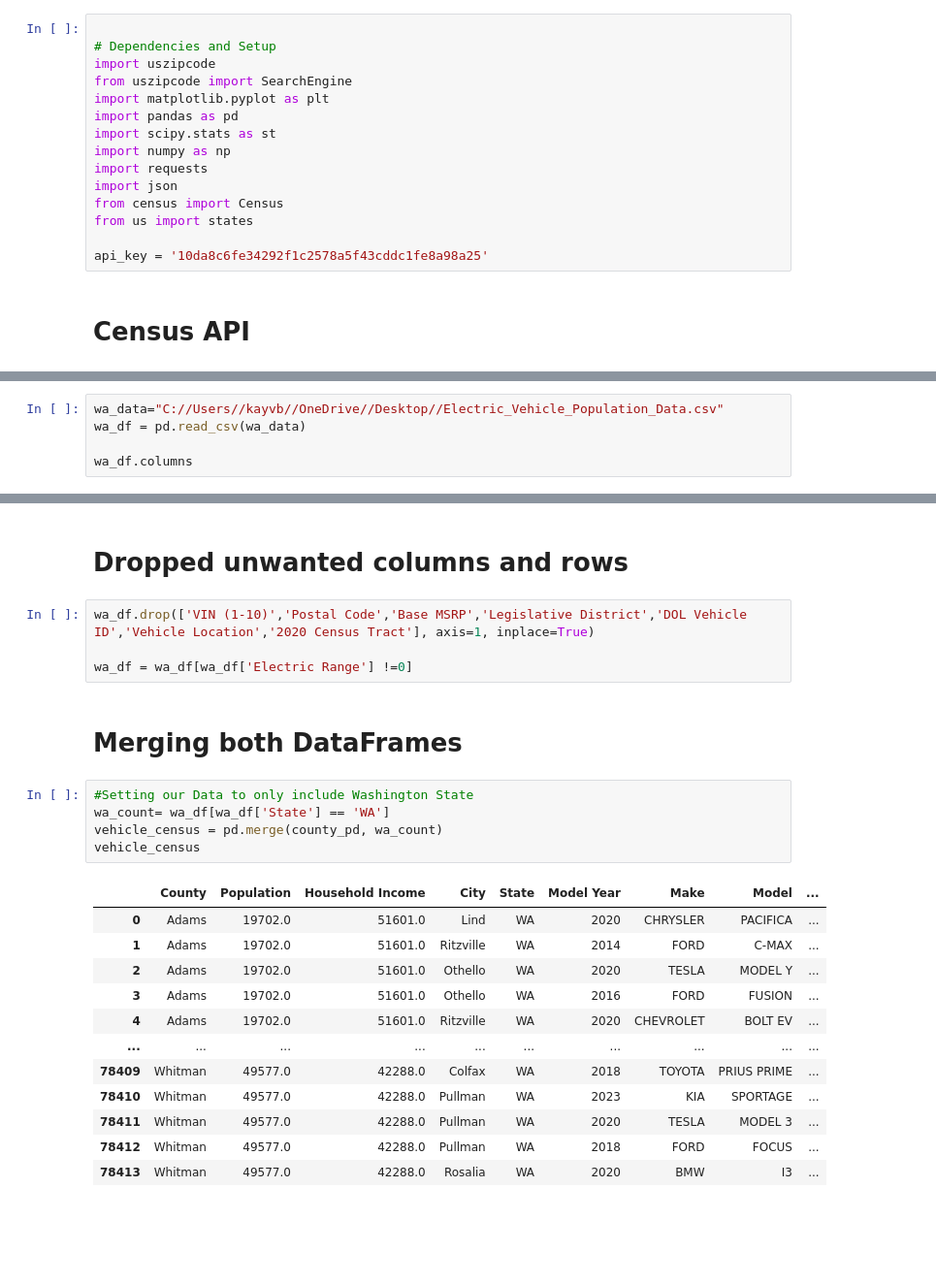
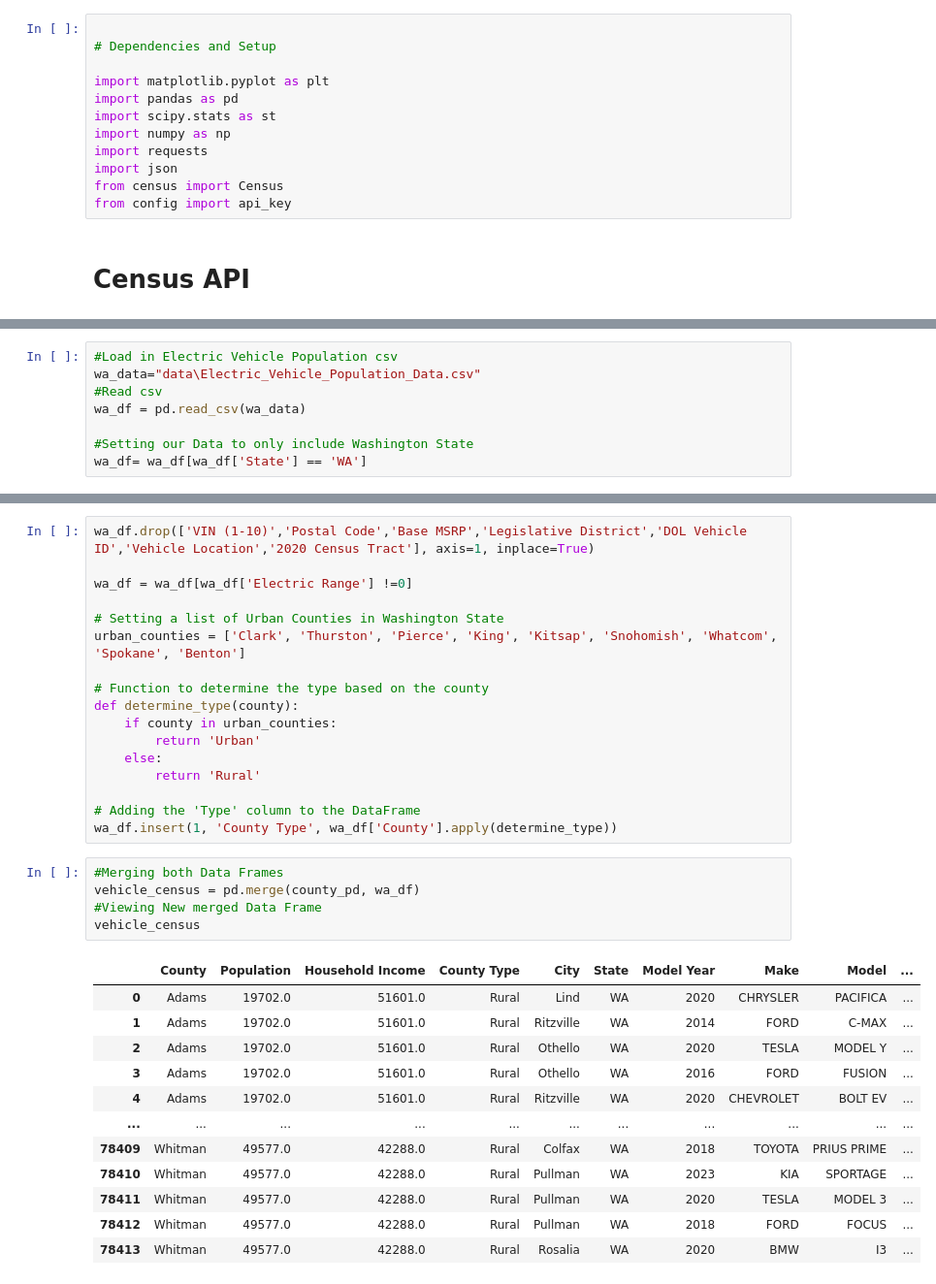
Before and after one commit to CJunger/First_Project, a Jupyter notebook: Washington.ipynb, the cells around one changed output, grey strips where cells are left out. Shown at 97% size. Cells and saved outputs as stored; diff of their text form; blank space fills up the shorter version.

```diff
--- a/Washington.ipynb
+++ b/Washington.ipynb
@@ -5,8 +5,7 @@
 # %%
 
 # Dependencies and Setup
-import uszipcode
-from uszipcode import SearchEngine
+
 import matplotlib.pyplot as plt
 import pandas as pd
 import scipy.stats as st
@@ -14,9 +13,7 @@ import numpy as np
 import requests
 import json
 from census import Census
-from us import states
-
-api_key = '10da8c6fe34292f1c2578a5f43cddc1fe8a98a25'
+from config import api_key
 # %% [markdown]
 # Census API
 # %%
@@ -62,5 +58,8 @@ county_pd = county_pd[
 # %%
-wa_data="C://Users//kayvb//OneDrive//Desktop//Electric_Vehicle_Population_Data.csv"
+#Load in Electric Vehicle Population csv
+wa_data="data\Electric_Vehicle_Population_Data.csv"
+#Read csv
 wa_df = pd.read_csv(wa_data)
 
-wa_df.columns
+#Setting our Data to only include Washington State
+wa_df= wa_df[wa_df['State'] == 'WA']
@@ -74,26 +66,35 @@ Index(['VIN (1-10)', 'County', 'City', 'State', 'Postal Code', 'Model Year',
-# %% [markdown]
-# Dropped unwanted columns and rows
 # %%
 wa_df.drop(['VIN (1-10)','Postal Code','Base MSRP','Legislative District','DOL Vehicle ID','Vehicle Location','2020 Census Tract'], axis=1, inplace=True)
 
 wa_df = wa_df[wa_df['Electric Range'] !=0]
+
+# Setting a list of Urban Counties in Washington State
+urban_counties = ['Clark', 'Thurston', 'Pierce', 'King', 'Kitsap', 'Snohomish', 'Whatcom', 'Spokane', 'Benton']
+
+# Function to determine the type based on the county
+def determine_type(county):
+    if county in urban_counties:
+        return 'Urban'
+    else:
+        return 'Rural'
+
+# Adding the 'Type' column to the DataFrame
+wa_df.insert(1, 'County Type', wa_df['County'].apply(determine_type))
-# %% [markdown]
-# Merging both DataFrames
 # %%
-#Setting our Data to only include Washington State
-wa_count= wa_df[wa_df['State'] == 'WA']
-vehicle_census = pd.merge(county_pd, wa_count)
+#Merging both Data Frames
+vehicle_census = pd.merge(county_pd, wa_df)
+#Viewing New merged Data Frame
 vehicle_census
 # %% [output]
-|  | County | Population | Household Income | City | State | Model Year | Make | Model | ... |
-| 0 | Adams | 19702.0 | 51601.0 | Lind | WA | 2020 | CHRYSLER | PACIFICA | ... |
-| 1 | Adams | 19702.0 | 51601.0 | Ritzville | WA | 2014 | FORD | C-MAX | ... |
-| 2 | Adams | 19702.0 | 51601.0 | Othello | WA | 2020 | TESLA | MODEL Y | ... |
-| 3 | Adams | 19702.0 | 51601.0 | Othello | WA | 2016 | FORD | FUSION | ... |
-| 4 | Adams | 19702.0 | 51601.0 | Ritzville | WA | 2020 | CHEVROLET | BOLT EV | ... |
-| ... | ... | ... | ... | ... | ... | ... | ... | ... | ... |
-| 78409 | Whitman | 49577.0 | 42288.0 | Colfax | WA | 2018 | TOYOTA | PRIUS PRIME | ... |
-| 78410 | Whitman | 49577.0 | 42288.0 | Pullman | WA | 2023 | KIA | SPORTAGE | ... |
-| 78411 | Whitman | 49577.0 | 42288.0 | Pullman | WA | 2020 | TESLA | MODEL 3 | ... |
-| 78412 | Whitman | 49577.0 | 42288.0 | Pullman | WA | 2018 | FORD | FOCUS | ... |
-| 78413 | Whitman | 49577.0 | 42288.0 | Rosalia | WA | 2020 | BMW | I3 | ... |
+|  | County | Population | Household Income | County Type | City | State | Model Year | Make | Model | ... |
+| 0 | Adams | 19702.0 | 51601.0 | Rural | Lind | WA | 2020 | CHRYSLER | PACIFICA | ... |
+| 1 | Adams | 19702.0 | 51601.0 | Rural | Ritzville | WA | 2014 | FORD | C-MAX | ... |
+| 2 | Adams | 19702.0 | 51601.0 | Rural | Othello | WA | 2020 | TESLA | MODEL Y | ... |
+| 3 | Adams | 19702.0 | 51601.0 | Rural | Othello | WA | 2016 | FORD | FUSION | ... |
+| 4 | Adams | 19702.0 | 51601.0 | Rural | Ritzville | WA | 2020 | CHEVROLET | BOLT EV | ... |
+| ... | ... | ... | ... | ... | ... | ... | ... | ... | ... | ... |
+| 78409 | Whitman | 49577.0 | 42288.0 | Rural | Colfax | WA | 2018 | TOYOTA | PRIUS PRIME | ... |
+| 78410 | Whitman | 49577.0 | 42288.0 | Rural | Pullman | WA | 2023 | KIA | SPORTAGE | ... |
+| 78411 | Whitman | 49577.0 | 42288.0 | Rural | Pullman | WA | 2020 | TESLA | MODEL 3 | ... |
+| 78412 | Whitman | 49577.0 | 42288.0 | Rural | Pullman | WA | 2018 | FORD | FOCUS | ... |
+| 78413 | Whitman | 49577.0 | 42288.0 | Rural | Rosalia | WA | 2020 | BMW | I3 | ... |
```
Also changed, not shown: parts of 21 cells of this notebook.
